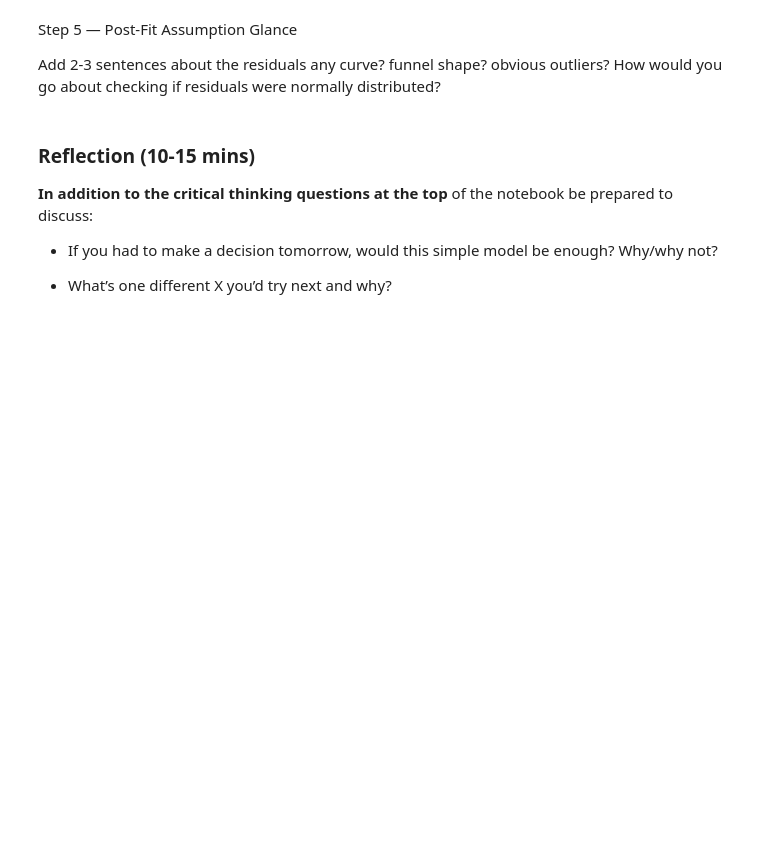
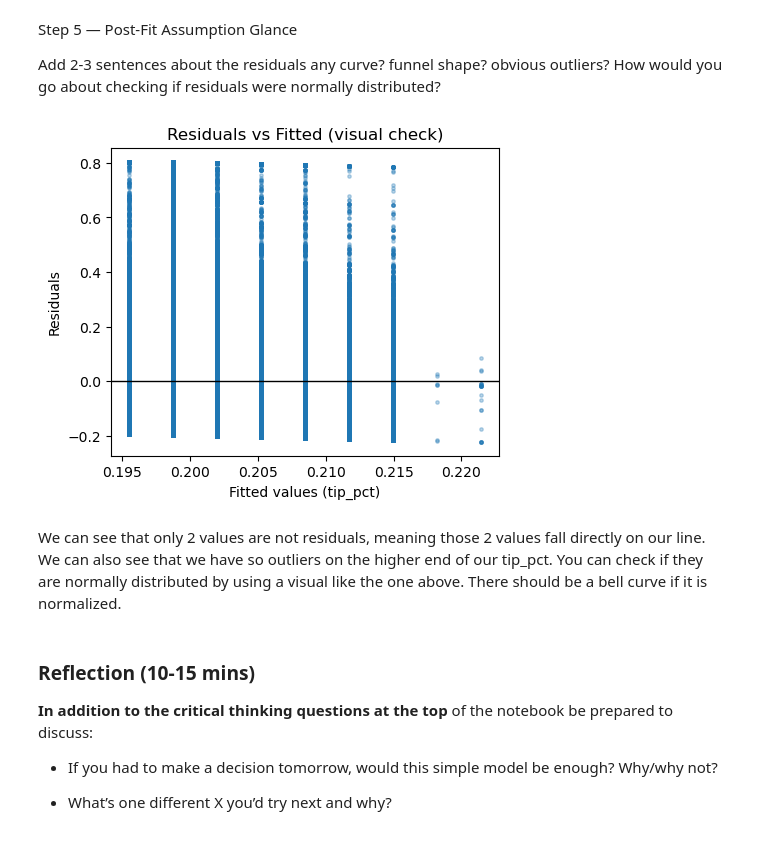
Before and after one commit to ro-the-creator/DA2025_Lectures, a Jupyter notebook: Mod6/CodeAssignments/Mod6L4_DC_STUDENT.ipynb, the cells around one changed output. Cells and saved outputs as stored; diff of their text form; code cells hidden in the pictures; blank space fills up the shorter version.

```diff
--- a/Mod6/CodeAssignments/Mod6L4_DC_STUDENT.ipynb
+++ b/Mod6/CodeAssignments/Mod6L4_DC_STUDENT.ipynb
@@ -78,0 +119,5 @@ Double-click cell to type in your answer
+# %%
+# Let's remove the outliers real quick
+
+df = df[df['passenger_count'] < 9]
+df['passenger_count'].value_counts()
@@ -78,0 +136,5 @@ Double-click cell to type in your answer
+# %%
+X = sm.add_constant(df[['passenger_count']]) #add intercept yourself for statsmodels
+y = df['tip_pct']
+model = sm.OLS(y, X).fit()
+model.summary()
@@ -82,15 +168,19 @@ Step 5 — Post‑Fit Assumption Glance
 Add 2-3 sentences about the residuals any curve? funnel shape? obvious outliers?  How would you go about checking if residuals were normally distributed?
 # %%
 #RUN THIS CELL WITHOUT CHANGES
-resid = ols.resid
-fitted = ols.fittedvalues
+resid = model.resid
+fitted = model.fittedvalues
 plt.figure(figsize=(5,4))
 plt.scatter(fitted, resid, s=6, alpha=0.3)
 plt.axhline(0, color='k', lw=1)
 plt.xlabel('Fitted values (tip_pct)')
 plt.ylabel('Residuals')
 plt.title('Residuals vs Fitted (visual check)')
 plt.show()
+# %% [output]
+[figure, added]
+# %% [markdown]
+We can see that only 2 values are not residuals, meaning those 2 values fall directly on our line. We can also see that we have so outliers on the higher end of our tip_pct. You can check if they are normally distributed by using a visual like the one above. There should be a bell curve if it is normalized.
 # %% [markdown]
 ### Reflection (10-15 mins)
 
```
Also changed, not shown: parts of 11 cells of this notebook, 3 other files.
